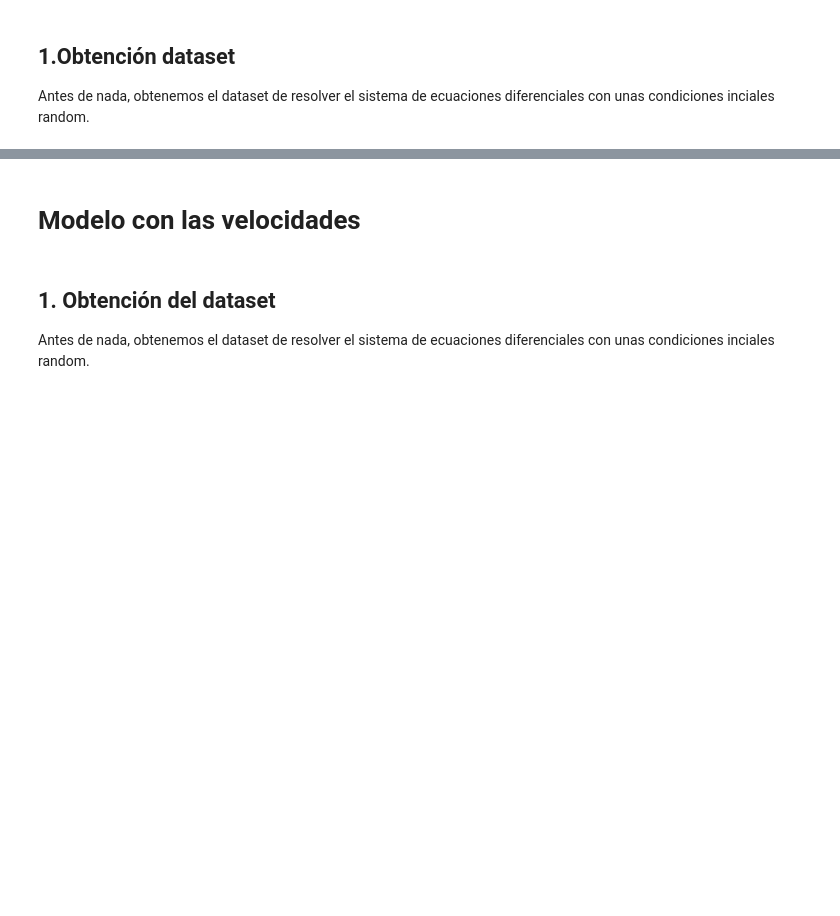
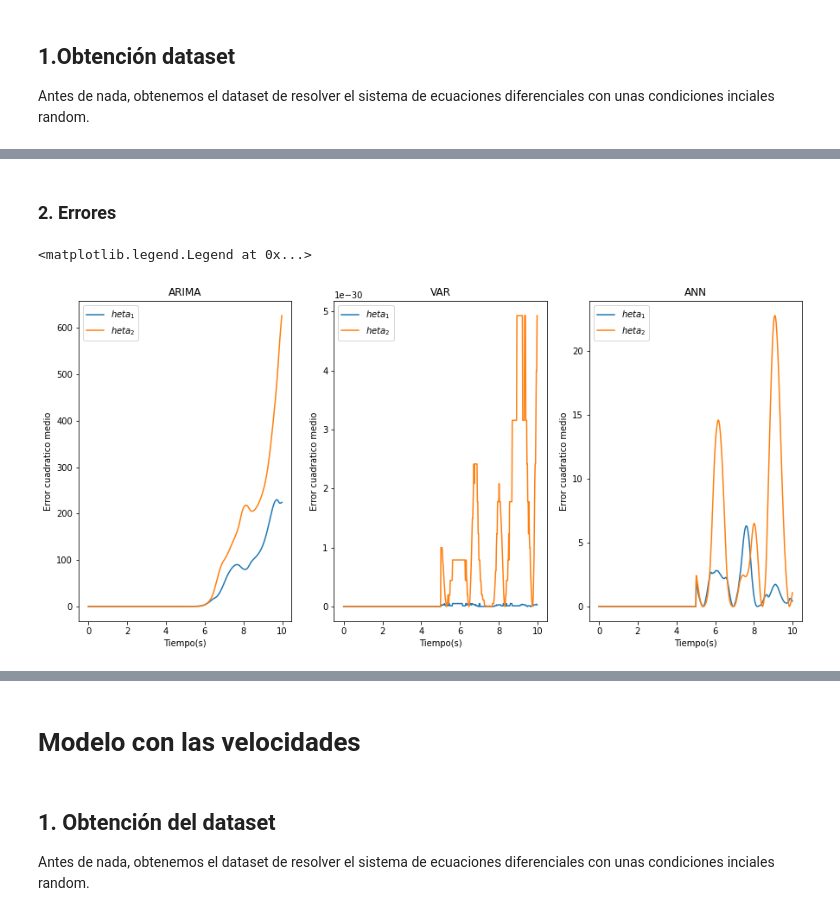
Before and after one commit to JJRomeroCruz/Double_Pendulum_Forecasting, a Jupyter notebook: EDA_PRED.ipynb, the cells around one changed output, grey strips where cells are left out. Drawn from its saved outputs; the diff is of its cells as text; code cells hidden in the pictures; blank space fills up the shorter version.

```diff
--- a/EDA_PRED.ipynb
+++ b/EDA_PRED.ipynb
@@ -136,0 +193,46 @@ l[:-1]
+# %% [markdown]
+### 2. Errores
+# %%
+""" Obtenemos los errores """
+# ARIMA
+error_ARIMA = pd.DataFrame({'x1(Ang1)': error(datos_arima.values[:, 0], datos.values[:, 0]), 'x2(Ang2)': error(datos_arima.values[:, 1], datos.values[:, 1])})
+
+# VAR
+error_var = pd.DataFrame({'x1(Ang1)': error(datos_var.values[:, 0], datos.values[:, 0]), 'x2(Vel1)': error(datos_var.values[:, 1], datos.values[:, 1])})
+
+# ANN
+error_ANN = pd.DataFrame({'x1(Ang1)': error(datos_ANN.values[:, 0], datos.values[:, 0]), 'x2(Ang1)': error(datos_ANN.values[:, 1], datos.values[:, 1])})
+
+""" Ploteamos los errores asociados a los angulos """
+fig2_series = plt.figure(figsize=(15, 15))
+for i in range(3):
+    ax2_series = fig2_series.add_subplot(2, 3, i+1)
+    ax2_series.set_title("Grafico #%i"%int(i+1))
+fig2_series.subplots_adjust(wspace = 0.2, hspace = 0.2)
+
+# ARIMA univariante
+fig2_series.axes[0].plot(t, error_ARIMA.values[:, 0], label = "$\theta_1$")
+fig2_series.axes[0].plot(t, error_ARIMA.values[:, 1], label = "$\theta_2$")
+fig2_series.axes[0].set_title("ARIMA")
+fig2_series.axes[0].set_xlabel("Tiempo(s)")
+fig2_series.axes[0].set_ylabel("Error cuadratico medio")
+fig2_series.axes[0].legend()
+
+# VAR multistep
+fig2_series.axes[1].plot(t, error_var.values[:, 0], label = "$\theta_1$")
+fig2_series.axes[1].plot(t, error_var.values[:, 1], label = "$\theta_2$")
+fig2_series.axes[1].set_title("VAR")
+fig2_series.axes[1].set_xlabel("Tiempo(s)")
+fig2_series.axes[1].set_ylabel("Error cuadratico medio")
+fig2_series.axes[1].legend()
+
+# ANN multistep
+fig2_series.axes[2].plot(t, error_ANN.values[:, 0], label = "$\theta_1$")
+fig2_series.axes[2].plot(t, error_ANN.values[:, 1], label = "$\theta_2$")
+fig2_series.axes[2].set_title("ANN")
+fig2_series.axes[2].set_xlabel("Tiempo(s)")
+fig2_series.axes[2].set_ylabel("Error cuadratico medio")
+fig2_series.axes[2].legend()
+# %% [output]
+<matplotlib.legend.Legend at 0x...>
+[figure, added]
```
Also changed, not shown: parts of 35 cells of this notebook, 53 other files.
